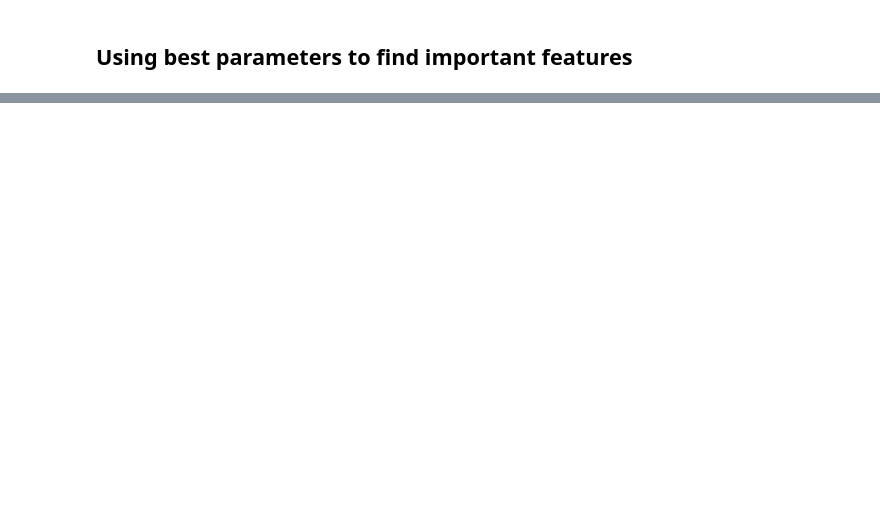
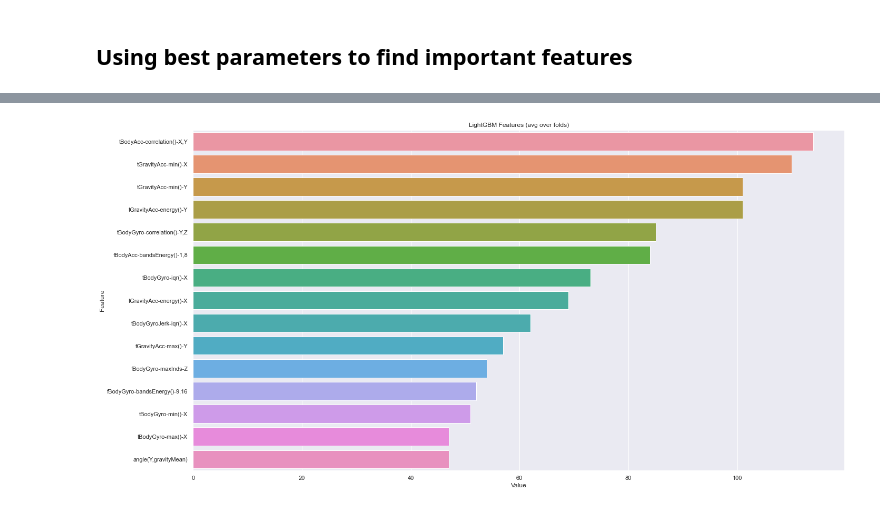
Before and after one commit to Ry3nG/SC1015-Project-Smartphone-Sensor-Privacy-Leak, a Jupyter notebook: LightGBM(classify activities).ipynb, the cells around one changed output, grey strips where cells are left out. Cells and saved outputs as stored; diff of their text form; code cells hidden in the pictures; blank space fills up the shorter version.

```diff
--- a/LightGBM(classify activities).ipynb
+++ b/LightGBM(classify activities).ipynb
@@ -120,2 +152,5 @@ print("\n The best estimator across ALL searched params:\n",grid.best_estimator_
 # %% [markdown]
 ## Using best parameters to find important features
+# %%
+lgbm_optimized = lgb.LGBMClassifier(lambda_l1=1, lambda_l2=0, min_data_in_leaf=400, reg_alpha=0.5)
+lgbm_optimized.fit(X_train_scaled, y_train)
@@ -121,0 +162,18 @@ print("\n The best estimator across ALL searched params:\n",grid.best_estimator_
+# %%
+#refer https://www.kaggle.com/code/ashishpatel26/feature-importance-of-lightgbm/notebook#Feature-importance
+
+import matplotlib.pyplot as plt
+import seaborn as sns
+import warnings
+warnings.simplefilter(action='ignore', category=FutureWarning)
+
+# sorted(zip(clf.feature_importances_, X.columns), reverse=True)
+feature_imp = pd.DataFrame(sorted(zip(lgbm_optimized.feature_importances_, X_train.columns)), columns=['Value','Feature'])
+
+plt.figure(figsize=(20, 10))
+sns.barplot(x="Value", y="Feature", data=feature_imp.sort_values(by="Value", ascending=False).head(15))
+plt.title('LightGBM Features (avg over folds)')
+plt.tight_layout()
+plt.show()
+# %% [output]
+[figure, added]
```
Also changed, not shown: parts of 5 cells of this notebook.
